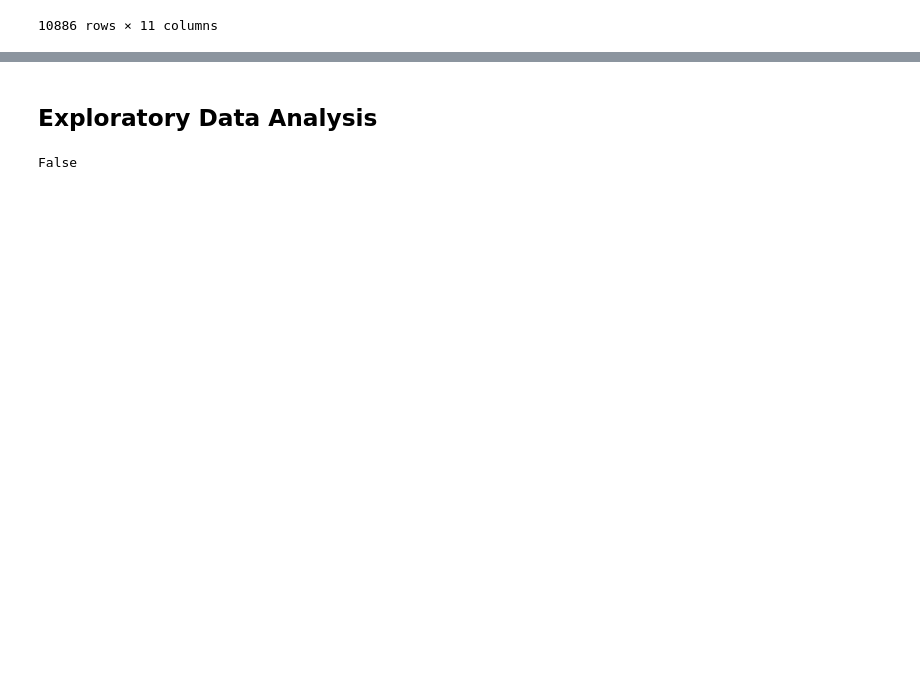
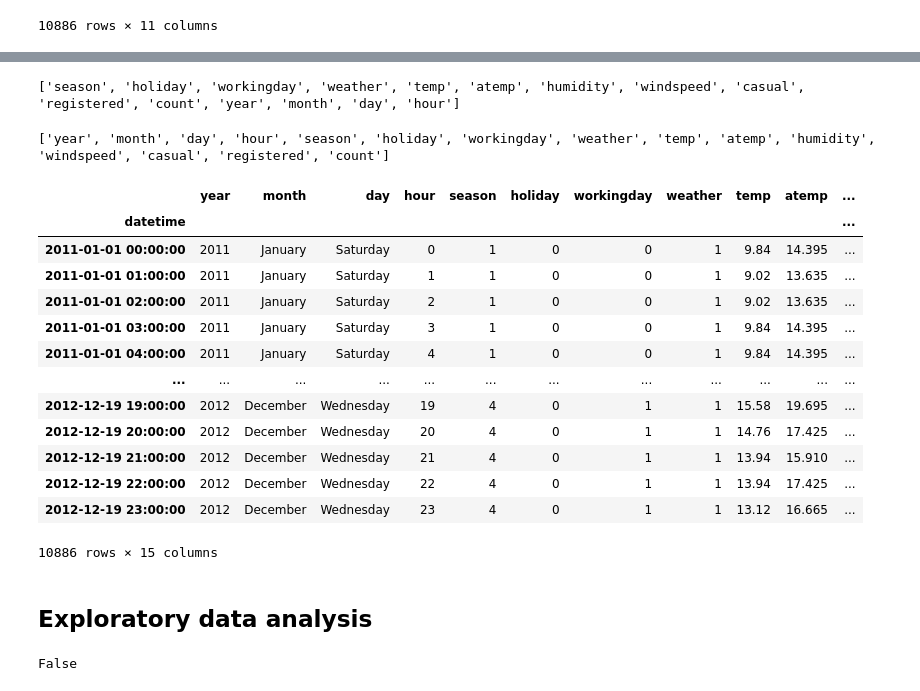
Before and after one commit to GParolini/spiced_academy_projects, a Jupyter notebook: project3_bikesharing/project3_bikesharing_parolini.ipynb, the cells around one changed output, grey strips where cells are left out. Drawn from its saved outputs; the diff is of its cells as text; code cells hidden in the pictures; blank space fills up the shorter version.

```diff
--- a/project3_bikesharing/project3_bikesharing_parolini.ipynb
+++ b/project3_bikesharing/project3_bikesharing_parolini.ipynb
@@ -43,0 +49,6 @@ df
+# %%
+#Extracting the time/date information from the index
+df['year'] = df.index.year
+df['month'] = df.index.month_name()
+df['day'] = df.index.day_name()
+df['hour'] = df.index.hour
@@ -43,0 +72,11 @@ df
+# %%
+cols = df.columns.tolist()
+print (cols)
+# %% [output]
+['season', 'holiday', 'workingday', 'weather', 'temp', 'atemp', 'humidity', 'windspeed', 'casual', 'registered', 'count', 'year', 'month', 'day', 'hour']
+# %%
+# Rearranging the df columns
+cols = cols[-4:] +cols[:-4]
+print(cols)
+# %% [output]
+['year', 'month', 'day', 'hour', 'season', 'holiday', 'workingday', 'weather', 'temp', 'atemp', 'humidity', 'windspeed', 'casual', 'registered', 'count']
@@ -44,5 +85,22 @@ df
+# %%
+df
+# %% [output]
+|  | year | month | day | hour | season | holiday | workingday | weather | temp | atemp | ... |
+| datetime |  |  |  |  |  |  |  |  |  |  | ... |
+| 2011-01-01 00:00:00 | 2011 | January | Saturday | 0 | 1 | 0 | 0 | 1 | 9.84 | 14.395 | ... |
+| 2011-01-01 01:00:00 | 2011 | January | Saturday | 1 | 1 | 0 | 0 | 1 | 9.02 | 13.635 | ... |
+| 2011-01-01 02:00:00 | 2011 | January | Saturday | 2 | 1 | 0 | 0 | 1 | 9.02 | 13.635 | ... |
+| 2011-01-01 03:00:00 | 2011 | January | Saturday | 3 | 1 | 0 | 0 | 1 | 9.84 | 14.395 | ... |
+| 2011-01-01 04:00:00 | 2011 | January | Saturday | 4 | 1 | 0 | 0 | 1 | 9.84 | 14.395 | ... |
+| ... | ... | ... | ... | ... | ... | ... | ... | ... | ... | ... | ... |
+| 2012-12-19 19:00:00 | 2012 | December | Wednesday | 19 | 4 | 0 | 1 | 1 | 15.58 | 19.695 | ... |
+| 2012-12-19 20:00:00 | 2012 | December | Wednesday | 20 | 4 | 0 | 1 | 1 | 14.76 | 17.425 | ... |
+| 2012-12-19 21:00:00 | 2012 | December | Wednesday | 21 | 4 | 0 | 1 | 1 | 13.94 | 15.910 | ... |
+| 2012-12-19 22:00:00 | 2012 | December | Wednesday | 22 | 4 | 0 | 1 | 1 | 13.94 | 17.425 | ... |
+| 2012-12-19 23:00:00 | 2012 | December | Wednesday | 23 | 4 | 0 | 1 | 1 | 13.12 | 16.665 | ... |
+10886 rows × 15 columns
 # %% [markdown]
-## Exploratory Data Analysis
+## Exploratory data analysis
 # %%
 #Checking if there are missing values in the dataframe. None in this case.
 df.isnull().values.any()
```
Also changed, not shown: parts of 67 cells of this notebook, 10 other files.
